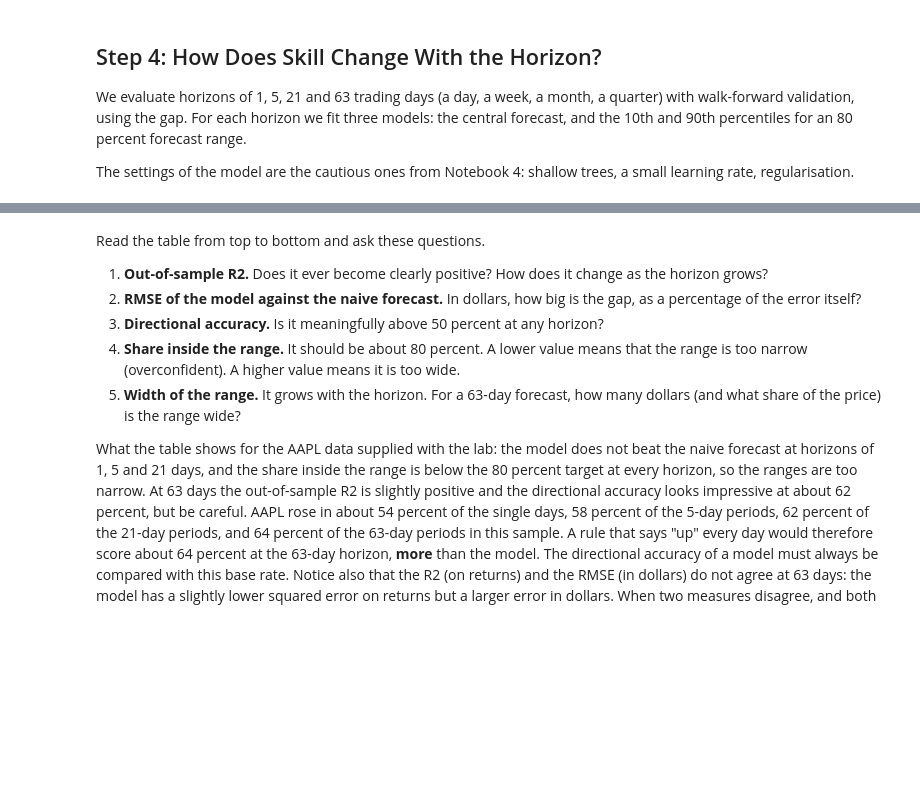
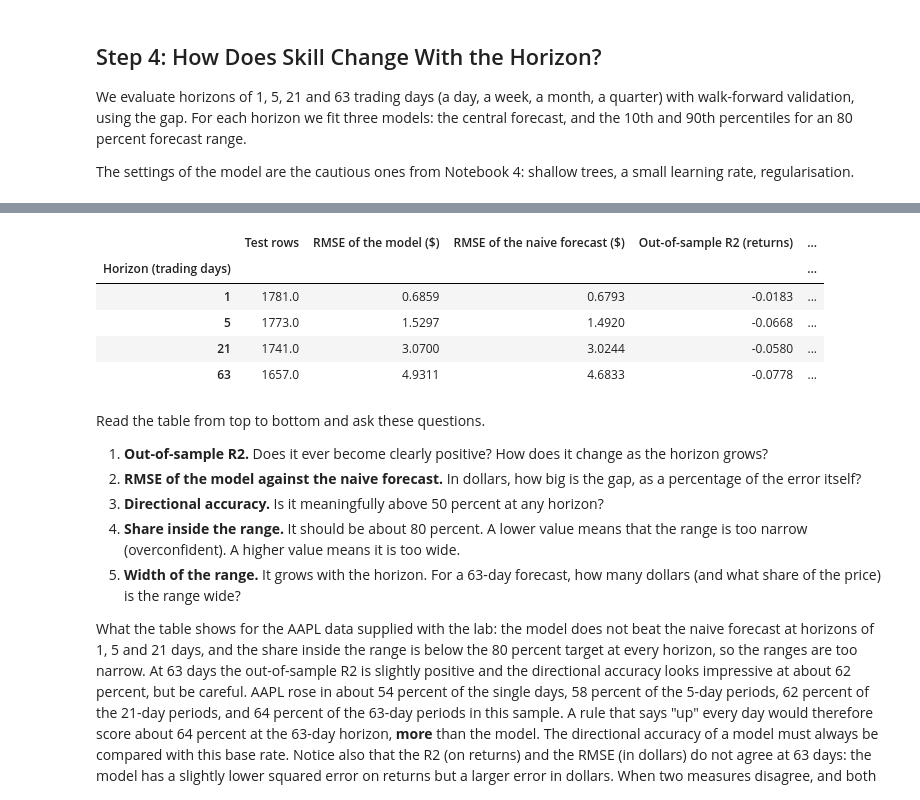
Before and after one commit to nataliaodhiambo/time-series-forecasting-c3, a Jupyter notebook: 7_multi_horizon_forecast_and_power_bi_export.ipynb, the cells around one changed output, grey strips where cells are left out. Drawn from its saved outputs; the diff is of its cells as text; code cells hidden in the pictures; blank space fills up the shorter version.

```diff
--- a/7_multi_horizon_forecast_and_power_bi_export.ipynb
+++ b/7_multi_horizon_forecast_and_power_bi_export.ipynb
@@ -177,3 +179,12 @@ skill.round(4)
+# %%
+display(skill.round(4))
+# %% [output]
+|  | Test rows | RMSE of the model ($) | RMSE of the naive forecast ($) | Out-of-sample R2 (returns) | ... |
+| Horizon (trading days) |  |  |  |  | ... |
+| 1 | 1781.0 | 0.6859 | 0.6793 | -0.0183 | ... |
+| 5 | 1773.0 | 1.5297 | 1.4920 | -0.0668 | ... |
+| 21 | 1741.0 | 3.0700 | 3.0244 | -0.0580 | ... |
+| 63 | 1657.0 | 4.9311 | 4.6833 | -0.0778 | ... |
 # %% [markdown]
 Read the table from top to bottom and ask these questions.
 
```
Also changed, not shown: parts of 24 cells of this notebook, 2 other files.
